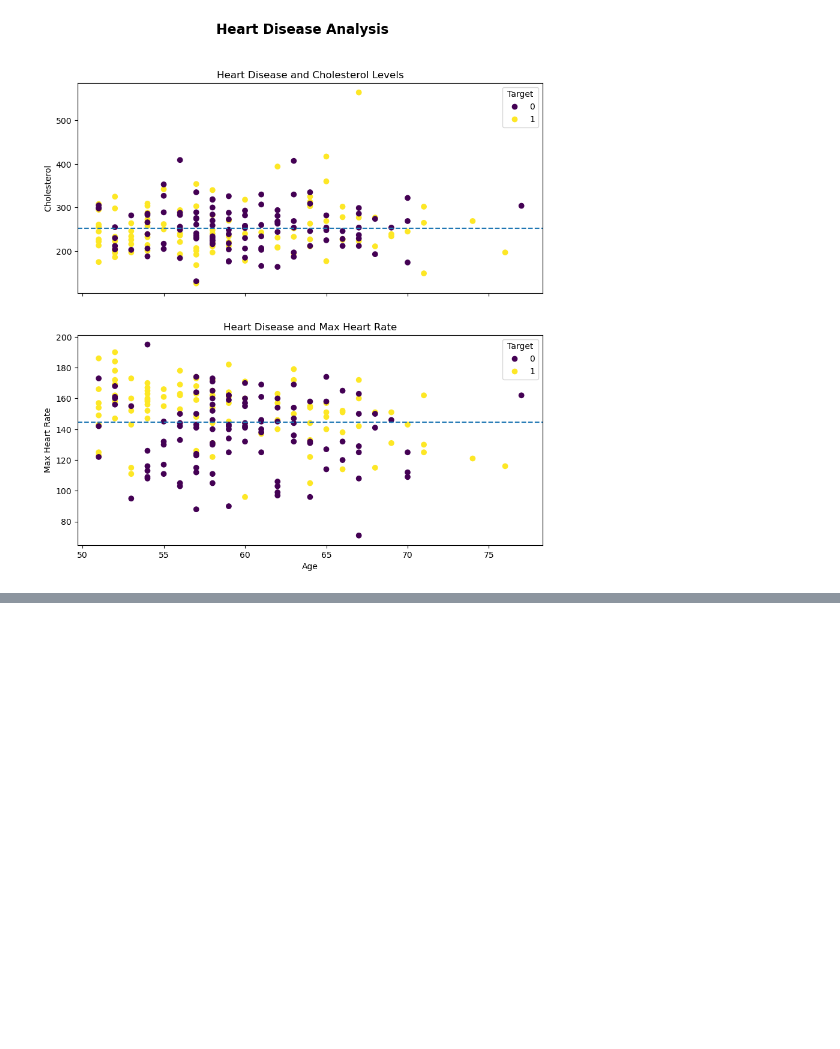
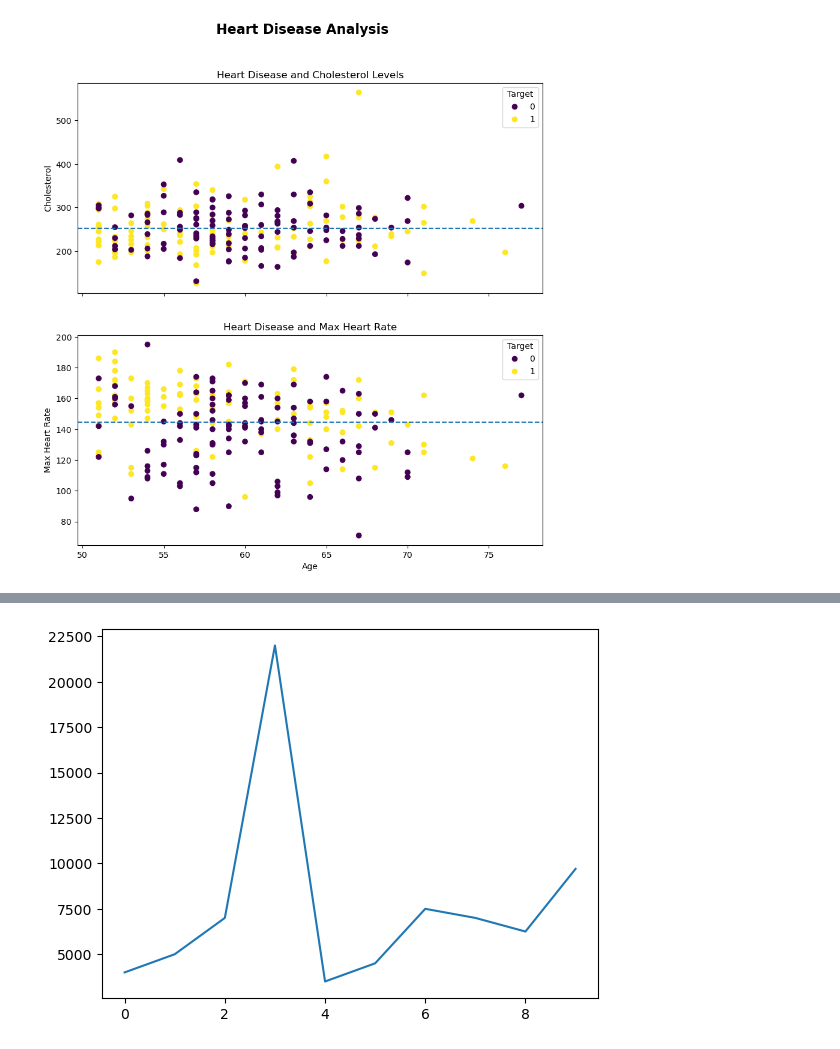
Before and after one commit to reinib/ml-course, a Jupyter notebook: sample_project/Introduction to Matplotlib.ipynb, the cells around one changed output, grey strips where cells are left out. Saved outputs shown, nothing was run; the diff lists cells and outputs as text; code cells hidden in the pictures; blank space fills up the shorter version.

Commit message:
Customizing plots

```diff
--- a/sample_project/Introduction to Matplotlib.ipynb
+++ b/sample_project/Introduction to Matplotlib.ipynb
@@ -487,0 +520,4 @@ fig.suptitle("Heart Disease Analysis", fontsize=16, fontweight='bold');
+# %%
+car_sales["Price"].plot();
+# %% [output]
+[figure, added]
```
Also changed, not shown: parts of 23 cells of this notebook, 1 other file.
